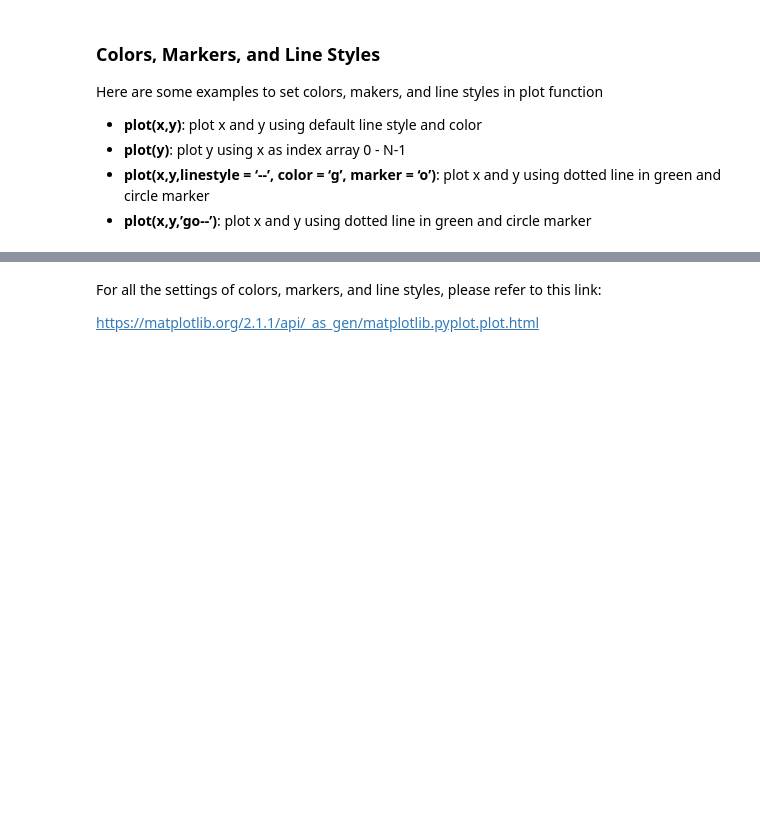
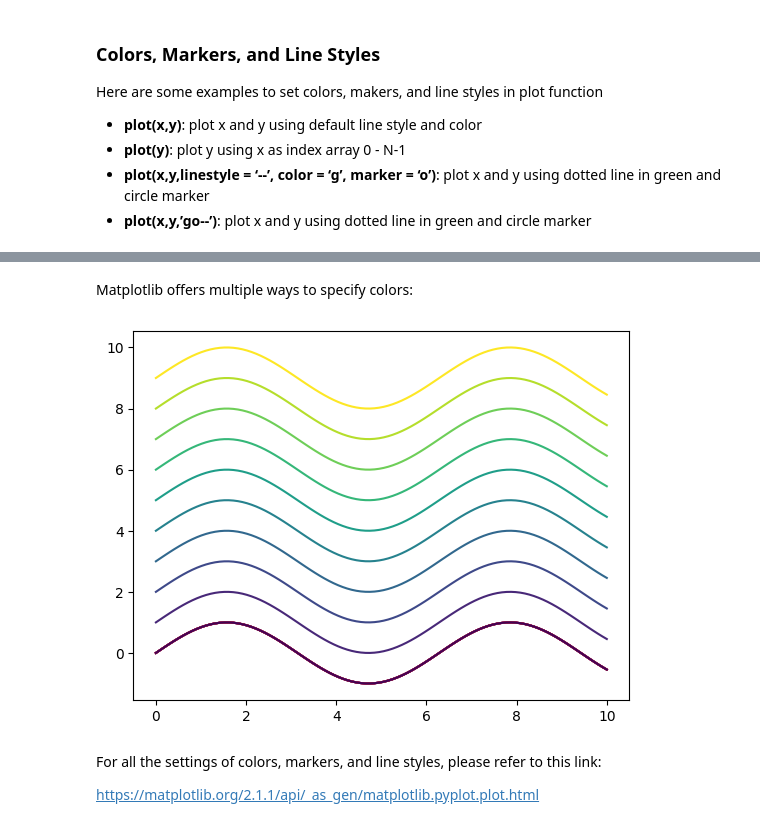
Before and after one commit to profliuhao/CSIT359, a Jupyter notebook: CSIT359_class5_matplotlib_intro.ipynb, the cells around one changed output, grey strips where cells are left out. Cells and saved outputs as stored; diff of their text form; code cells hidden in the pictures; blank space fills up the shorter version.

```diff
--- a/CSIT359_class5_matplotlib_intro.ipynb
+++ b/CSIT359_class5_matplotlib_intro.ipynb
@@ -194,3 +296,28 @@ plt.close('all')
+# %% [markdown]
+Matplotlib offers multiple ways to specify colors:
+# %%
+# 1. Named colors
+plt.plot(x, y, color='red')
+plt.plot(x, y, color='navy')  # There are ~150 named colors
+
+# 2. Hex codes
+plt.plot(x, y, color='#FF0000')  # Red
+plt.plot(x, y, color='#0000FF')  # Blue
+
+# 3. RGB tuples (values from 0 to 1)
+plt.plot(x, y, color=(1.0, 0.0, 0.0))  # Red
+plt.plot(x, y, color=(0.5, 0.5, 0.5))  # Gray
+
+# 4. RGBA (with alpha/transparency)
+plt.plot(x, y, color=(1.0, 0.0, 0.0, 0.5))  # Semi-transparent red
+
+# 5. Colormaps for sequential data
+import matplotlib.cm as cm
+colors = cm.viridis(np.linspace(0, 1, 10))  # Get 10 colors from viridis
+for i in range(10):
+    plt.plot(x, y + i, color=colors[i])
+# %% [output]
+[figure, added]
 # %% [markdown]
 For all the settings of colors, markers, and line styles, please refer to this link:
 
```
Also changed, not shown: parts of 17 cells of this notebook.
